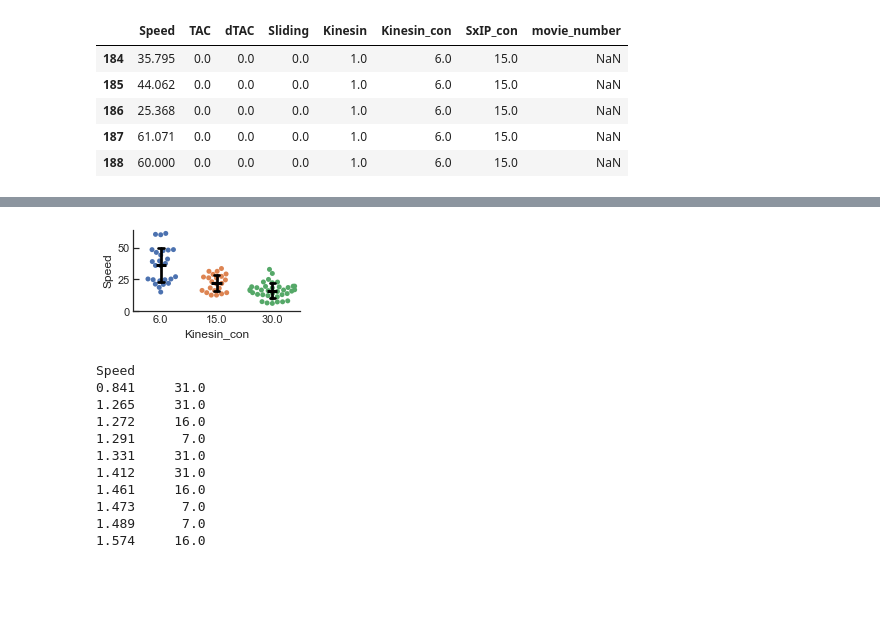
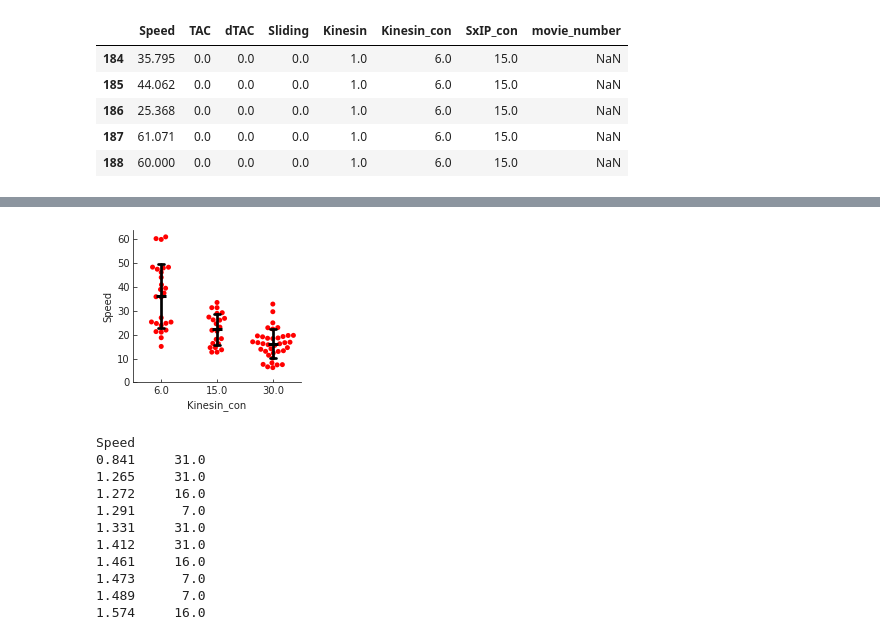
Before and after one commit to RuddiRodriguez/Mechanisms-of-motor, a Jupyter notebook: Analysis.ipynb, the cells around one changed output, grey strips where cells are left out. Saved outputs shown, nothing was run; the diff lists cells and outputs as text; code cells hidden in the pictures; blank space fills up the shorter version.

```diff
--- a/Analysis.ipynb
+++ b/Analysis.ipynb
@@ -2,7 +2,7 @@
 import pandas as pd
 import numpy as np
 # %%
-data = pd.read_csv('results.csv')
+data = pd.read_csv('https://raw.githubusercontent.com/RuddiRodriguez/Mechanisms-of-motor/master/Data/results_speed.csv')
 data.dropna(how='all',axis=0)
 data.drop(data[data['Speed'] > 70].index, inplace = True)
 data.tail ()
@@ -19,28 +28,28 @@ data_gro=data[['Kinesin','Kinesin_con','Speed']].groupby(["Kinesin_con"])
 # %%
 data_kinesin = data[data['Kinesin']==1]
 import matplotlib
 import matplotlib.pyplot as plt
 import seaborn as sns
 %matplotlib inline
-fig = plt.figure(figsize=(3, 1.5))
+fig = plt.figure(figsize=(3, 2.8))
 #sns.set(style="darkgrid")
 sns.set_style("white")
 sns.despine()
 
 
-ax= sns.swarmplot(x="Kinesin_con",y="Speed",data=data_kinesin,zorder=1)
+ax= sns.swarmplot(x="Kinesin_con",y="Speed",data=data_kinesin,zorder=1,color="r")
 ax = sns.pointplot(x="Kinesin_con",y="Speed",data=data_kinesin,estimator= np.mean,
                   capsize=.1,
                   join=False,
                   color='black',
                   size=4,zorder=2,ci='sd',markers='_',scale = 1.5)
-ax.tick_params(left=True,direction='in')
+ax.tick_params(left=True,direction='in',bottom=True)
 sns.despine()
 ax.set(ylim=(0, None))
 
-plt.savefig('speed.svg', dpi=300)
+plt.savefig('/content/gdrive/My Drive/Colab Notebooks/Speed.svg', dpi=300)
 # %% [output]
-[figure, old version]
+[figure, new version]
 # %%
 data_gro=data_kinesin[['Kinesin_con','Speed']].groupby(["Kinesin_con"])
 test=(data_gro.get_group(15.0))
```
Also changed, not shown: parts of 1 cell of this notebook.
